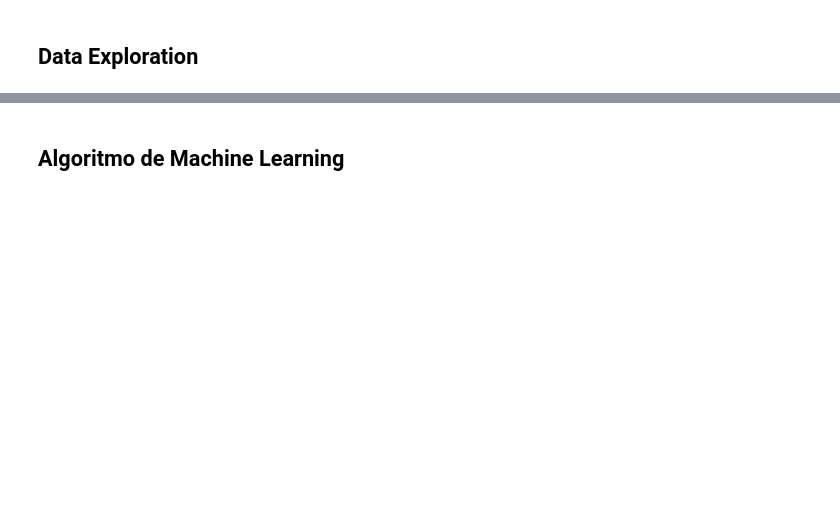
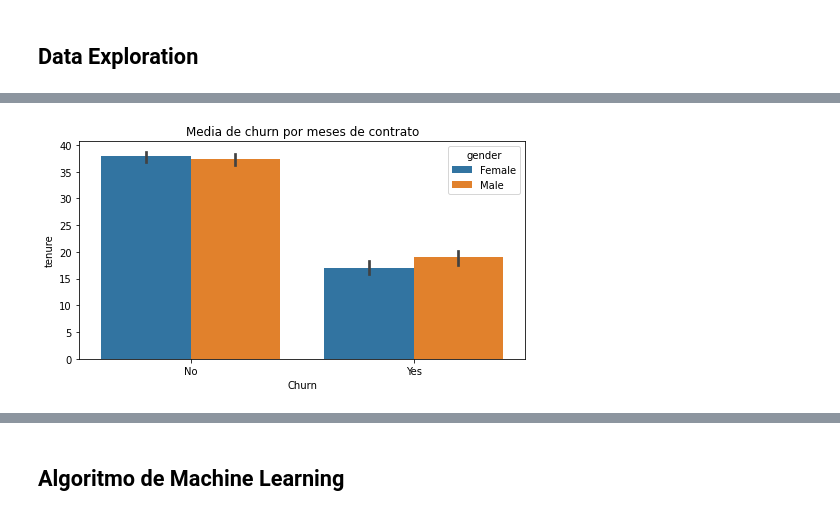
Before and after one commit to marcbonastre/RepoTestGroup3, a Jupyter notebook: PROYECTO_FINAL/Notebooks/BT_MLT_Churn.ipynb, the cells around one changed output, grey strips where cells are left out. Saved outputs shown, nothing was run; the diff lists cells and outputs as text; code cells hidden in the pictures; blank space fills up the shorter version.

```diff
--- a/PROYECTO_FINAL/Notebooks/BT_MLT_Churn.ipynb
+++ b/PROYECTO_FINAL/Notebooks/BT_MLT_Churn.ipynb
@@ -5,2 +5,11 @@
 # %% [markdown]
 ## Data
+# %%
+import time
+import matplotlib.pyplot as plt
+import seaborn as sns
+import pandas as pd
+import numpy as np
+
+ch = pd.read_csv('https://raw.githubusercontent.com/marcbonastre/RepoTestGroup3/master/PROYECTO_FINAL/Datasets/Telco%20Custormer%20Churn/Telco-Customer-Churn.csv',header=0)
+print(ch.shape)
@@ -8,0 +112,9 @@
+# %%
+chh=ch.drop(['customerID','TotalCharges'], axis=1)
+# %%
+fig = plt.figure(figsize=(8,4))
+ax1 = sns.barplot(x="Churn", y="tenure",hue="gender", data=chh)
+ax1.set_title('Media de churn por meses de contrato')
+plt.show()
+# %% [output]
+[figure, added]
```
Also changed, not shown: parts of 48 cells of this notebook, 4 other files.
